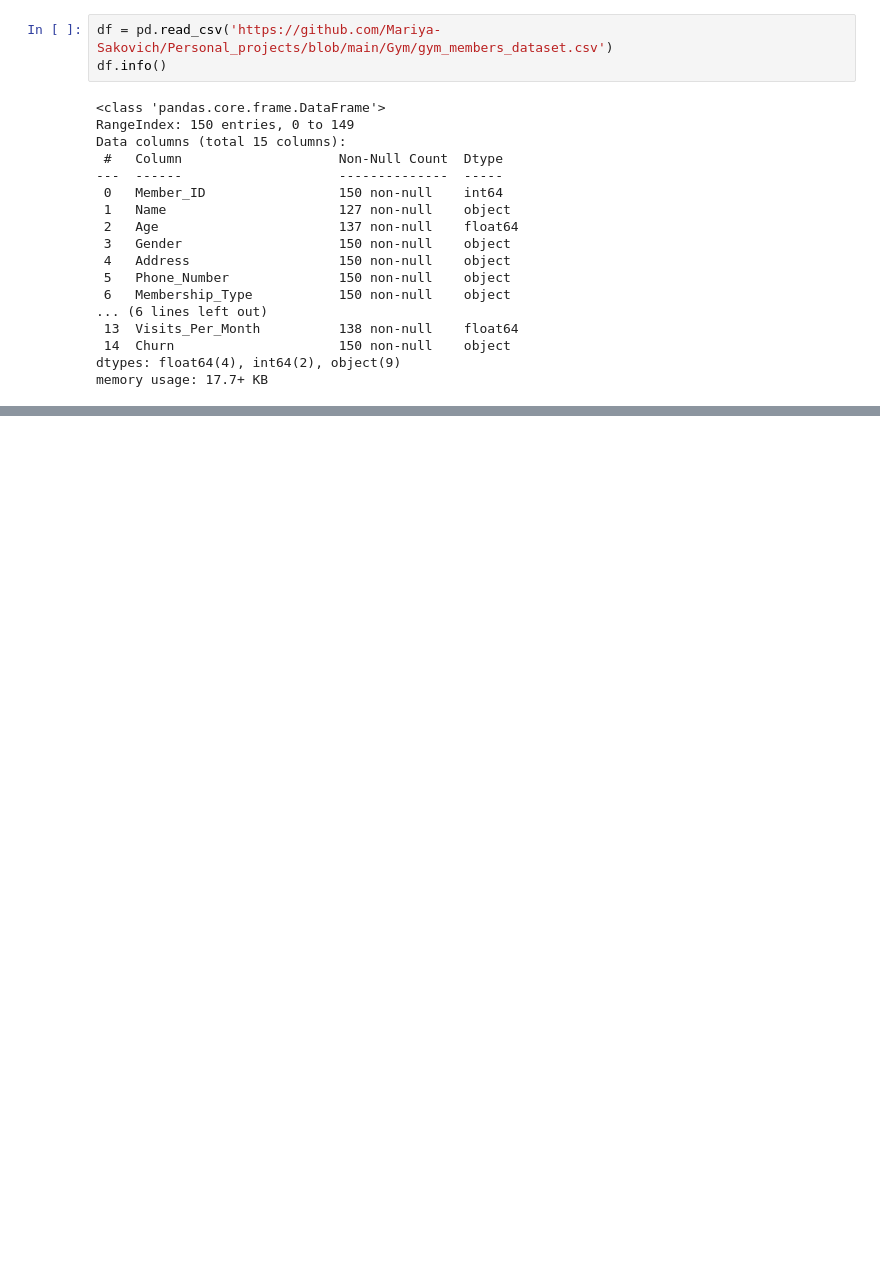
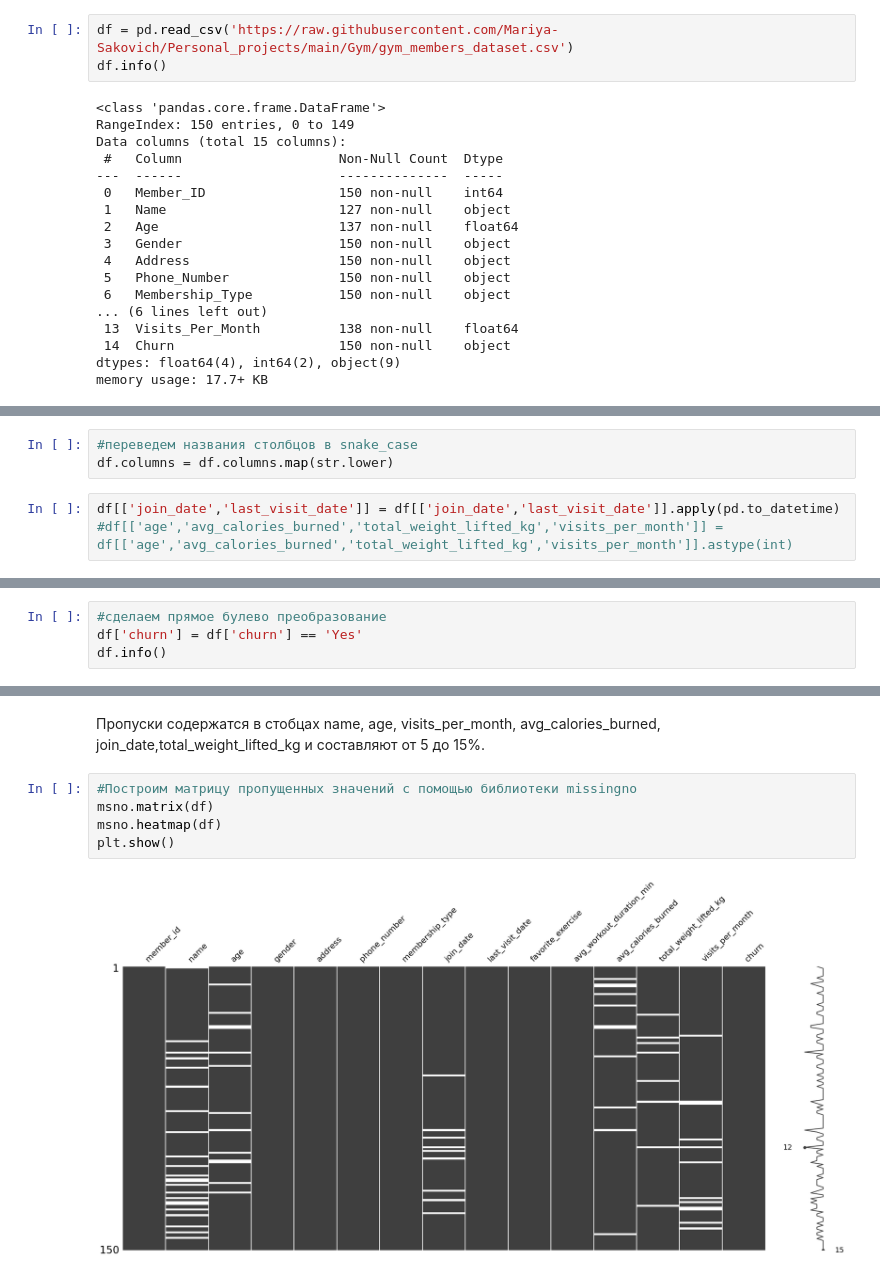
Before and after one commit to Mariya-Sakovich/Personal_projects, a Jupyter notebook: Gym/Gym_members.ipynb, the cells around one changed output, grey strips where cells are left out. Saved outputs shown, nothing was run; the diff lists cells and outputs as text; blank space fills up the shorter version.

```diff
--- a/Gym/Gym_members.ipynb
+++ b/Gym/Gym_members.ipynb
@@ -3,5 +13,5 @@ import pandas as pd
 # %%
-df = pd.read_csv('https://github.com/Mariya-Sakovich/Personal_projects/blob/main/Gym/gym_members_dataset.csv')
+df = pd.read_csv('https://raw.githubusercontent.com/Mariya-Sakovich/Personal_projects/main/Gym/gym_members_dataset.csv')
 df.info()
 # %% [output]
 <class 'pandas.core.frame.DataFrame'>
@@ -23,0 +56,6 @@ memory usage: 17.7+ KB
+# %%
+#переведем названия столбцов в snake_case
+df.columns = df.columns.map(str.lower)
+# %%
+df[['join_date','last_visit_date']] = df[['join_date','last_visit_date']].apply(pd.to_datetime)
+#df[['age','avg_calories_burned','total_weight_lifted_kg','visits_per_month']] = df[['age','avg_calories_burned','total_weight_lifted_kg','visits_per_month']].astype(int)
@@ -23,0 +67,4 @@ memory usage: 17.7+ KB
+# %%
+#сделаем прямое булево преобразование
+df['churn'] = df['churn'] == 'Yes'
+df.info()
@@ -23,0 +117,9 @@ memory usage: 17.7+ KB
+# %% [markdown]
+Пропуски содержатся в стобцах name, age, visits_per_month, avg_calories_burned, join_date,total_weight_lifted_kg и составляют от 5 до 15%.
+# %%
+#Построим матрицу пропущенных значений с помощью библиотеки missingno
+msno.matrix(df)
+msno.heatmap(df)
+plt.show()
+# %% [output]
+[figure, added]
```
Also changed, not shown: parts of 36 cells of this notebook.
